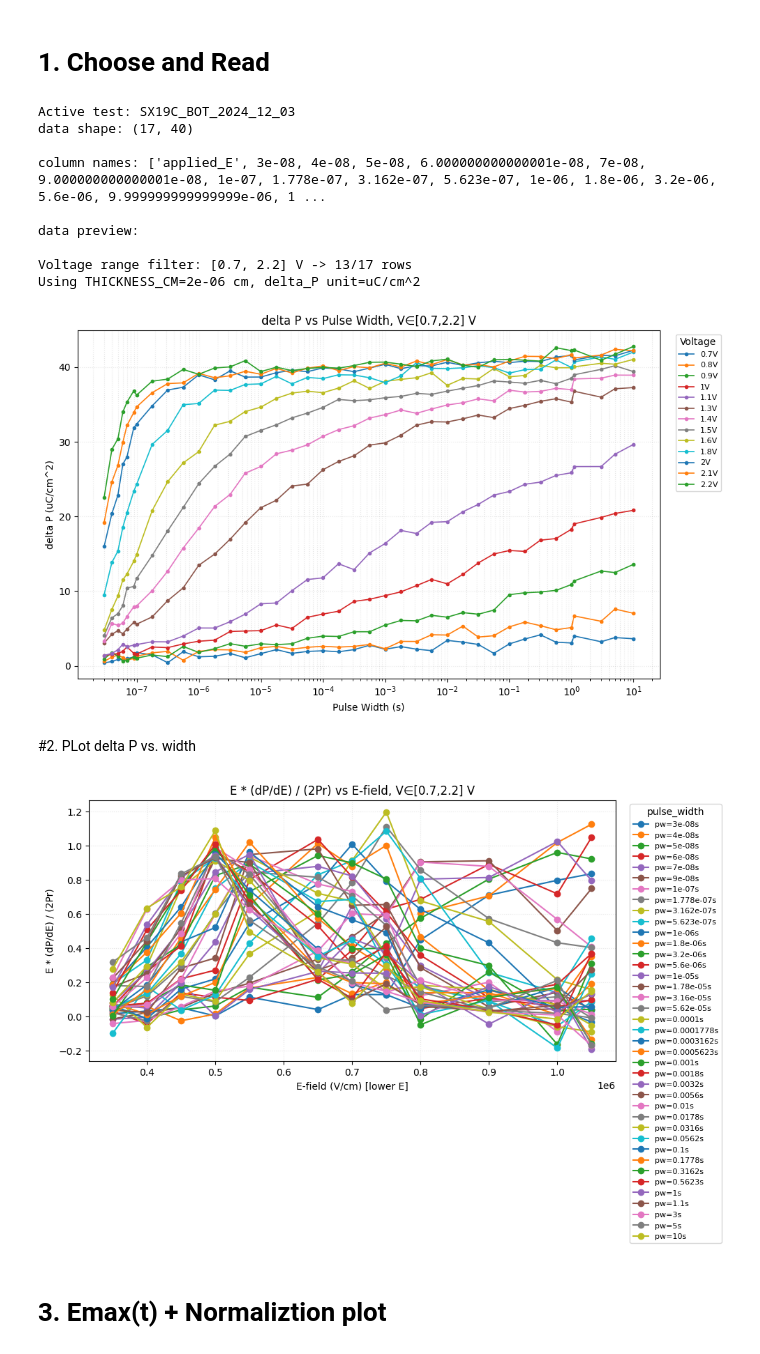
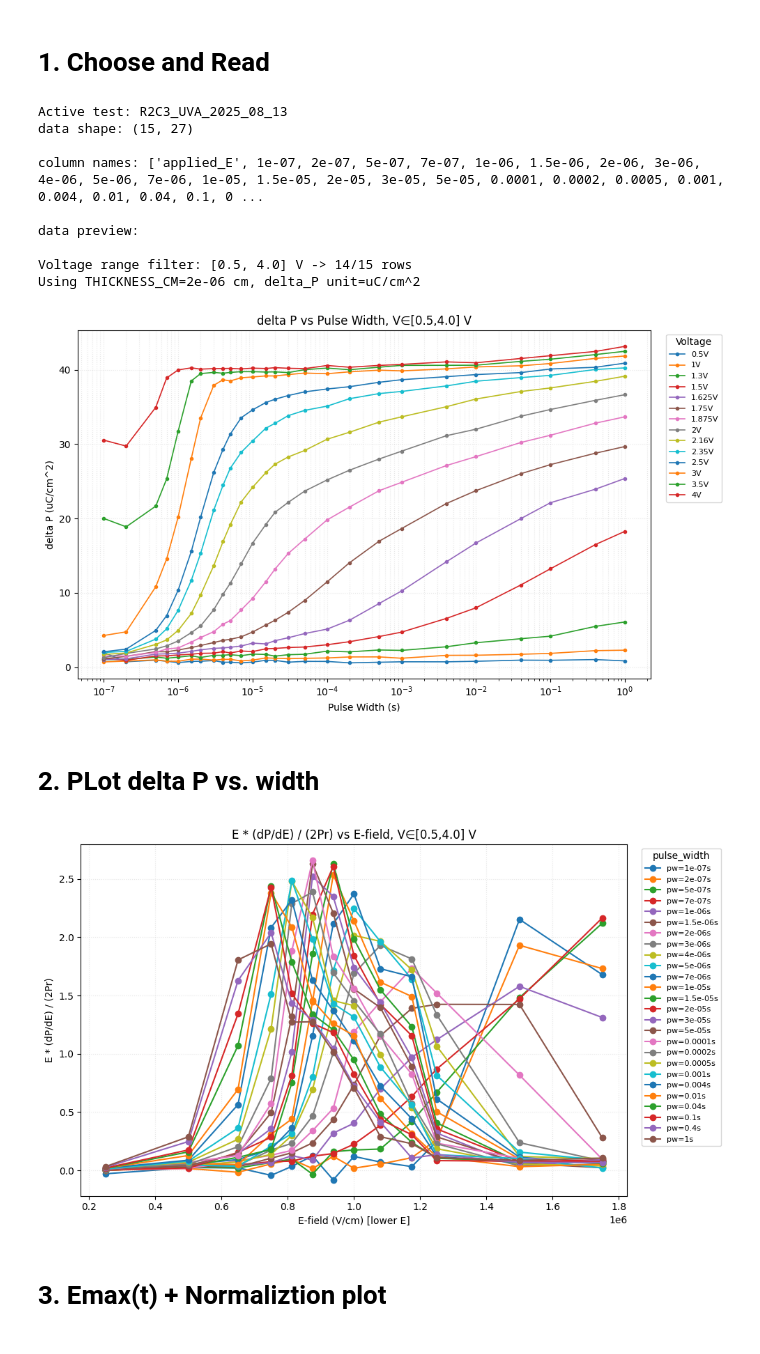
Before and after one commit to Renoir-J/NLS_Code, a Jupyter notebook: Analysis_Library/NLS_Normalization.ipynb, the cells around one changed output. Drawn from its saved outputs; the diff is of its cells as text; code cells hidden in the pictures.

```diff
--- a/Analysis_Library/NLS_Normalization.ipynb
+++ b/Analysis_Library/NLS_Normalization.ipynb
@@ -51,7 +58,7 @@ TEST_CONFIGS = {
     },
 }
 
-ACTIVE_TEST = 'SX19C_BOT_2024_12_03'
+ACTIVE_TEST = 'R2C3_UVA_2025_08_13'
 
 if ACTIVE_TEST not in TEST_CONFIGS:
     raise KeyError(f'ACTIVE_TEST={ACTIVE_TEST} not found. Available: {list(TEST_CONFIGS)}')
@@ -213,18 +220,18 @@ def plot_delta_p(df_plot: pd.DataFrame, mode: str = PLOT_MODE) -> None:
 
 plot_delta_p(df_range, mode=PLOT_MODE)
 # %% [output]
-Active test: SX19C_BOT_2024_12_03
-data shape: (17, 40)
+Active test: R2C3_UVA_2025_08_13
+data shape: (15, 27)
 
-column names: ['applied_E', 3e-08, 4e-08, 5e-08, 6.000000000000001e-08, 7e-08, 9.000000000000001e-08, 1e-07, 1.778e-07, 3.162e-07, 5.623e-07, 1e-06, 1.8e-06, 3.2e-06, 5.6e-06, 9.999999999999999e-06, 1 ...
+column names: ['applied_E', 1e-07, 2e-07, 5e-07, 7e-07, 1e-06, 1.5e-06, 2e-06, 3e-06, 4e-06, 5e-06, 7e-06, 1e-05, 1.5e-05, 2e-05, 3e-05, 5e-05, 0.0001, 0.0002, 0.0005, 0.001, 0.004, 0.01, 0.04, 0.1, 0 ...
 
 data preview:
 
-Voltage range filter: [0.7, 2.2] V -> 13/17 rows
+Voltage range filter: [0.5, 4.0] V -> 14/15 rows
 Using THICKNESS_CM=2e-06 cm, delta_P unit=uC/cm^2
-[figure, old version]
+[figure, new version]
 # %% [markdown]
-#2. PLot delta P vs. width
+# 2. PLot delta P vs. width
 # %%
 # calculate metric = E * (dP/dE) / (2Pr) for each 10^n pulse-width column
 
@@ -251,37 +258,38 @@ for col in valid_cols:
     dP = np.diff(dP_vals)
     E_low = E[:-1]
     Pr_low = Pr[:-1]
+    # since the data store in excel is maximum switching here i.e. 2*Pr, there is no need to divide by 2
 
     with np.errstate(divide='ignore', invalid='ignore'):
-        metric = E_low * (dP / dE) / (2.0 * Pr_low)
+        metric = E_low * (dP / dE) / (Pr_low)
 
     keep = np.isfinite(metric) & np.isfinite(E_low) & (dE != 0) & (Pr_low != 0)
     metric_rows.extend(
         {'pulse_width': pw_val, 'E_lower': float(e), 'metric': float(m)}
         for e, m in zip(E_low[keep], metric[keep])
     )
 
 metric_df = pd.DataFrame(metric_rows)
 if metric_df.empty:
     raise ValueError('metric_df is empty; check E parsing and valid data points.')
 
 metric_df['E_lower_round'] = metric_df['E_lower'].round(6)
 metric_df = metric_df.sort_values(['E_lower_round', 'pulse_width'])
 
 fig, ax = plt.subplots(figsize=(10, 6))
 for pw_val in sorted(metric_df['pulse_width'].unique()):
     sub = metric_df.loc[metric_df['pulse_width'] == pw_val].sort_values('E_lower')
     ax.plot(sub['E_lower'], sub['metric'], marker='o', linewidth=1.5, label=f"pw={pw_val:g}s")
 
 ax.set_xlabel('E-field (V/cm) [lower E]')
 ax.set_ylabel('E * (dP/dE) / (2Pr)')
 ax.set_title(f'E * (dP/dE) / (2Pr) vs E-field, V∈[{V_MIN},{V_MAX}] V')
 ax.grid(True, which='both', linestyle=':', alpha=0.3)
 ax.legend(title='pulse_width', bbox_to_anchor=(1.02, 1), loc='upper left', fontsize=8)
 plt.tight_layout()
 plt.show()
 # %% [output]
-[figure, old version]
+[figure, new version]
 # %% [markdown]
 # 3. Emax(t) + Normaliztion plot
 # %%
```
Also changed, not shown: parts of 5 cells of this notebook, 2 other files.
